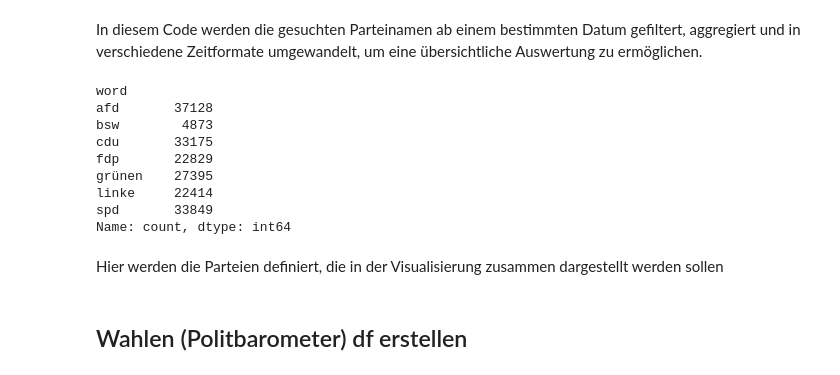
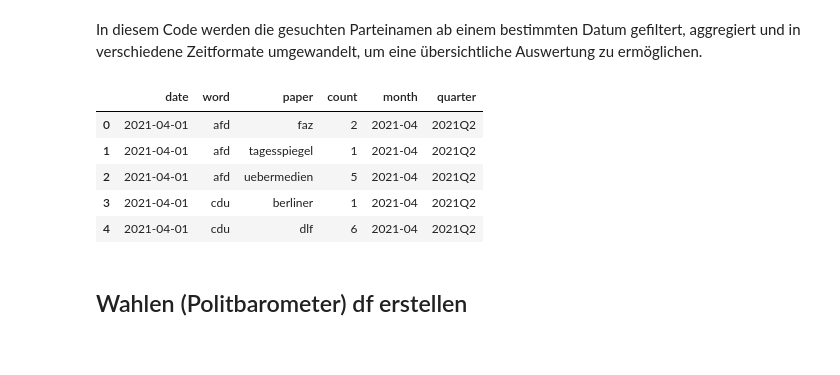
Before and after one commit to Reimser/ads_05_studienarbeit, a Jupyter notebook: source/notebooks/transform.ipynb, the cells around one changed output. Drawn from its saved outputs; the diff is of its cells as text; code cells hidden in the pictures.

```diff
--- a/source/notebooks/transform.ipynb
+++ b/source/notebooks/transform.ipynb
@@ -44,8 +44,8 @@ In diesem Code werden die gesuchten Parteinamen ab einem bestimmten Datum gefilt
 wordcount = wordcount[wordcount['date'] >= '2021-04-01'].reset_index(drop=True)
 wordcount = wordcount[wordcount["date"] <= "2024-12-01"].reset_index(drop=True)
 
-# Gruppieren nach Datum und Wort sowie Aufsummieren der 'count'-Werte
-wordcount = wordcount.groupby(['date', 'word']).agg({'count': 'sum'}).reset_index()
+# Gruppieren nach Datum, Wort und Zeitung sowie Aufsummieren der 'count'-Werte
+wordcount = wordcount.groupby(['date', 'word', 'paper']).agg({'count': 'sum'}).reset_index()
 
 # Konvertieren der 'date'-Spalte in ein Datumsformat
 wordcount["date"] = pd.to_datetime(wordcount["date"])
@@ -57,18 +57,13 @@ wordcount["month"] = wordcount["date"].dt.strftime('%Y-%m')
 wordcount["quarter"] = wordcount["date"].dt.to_period('Q')
 
 # Ermitteln der Gesamtanzahl pro Wort
-word_counts = wordcount.groupby("word")["count"].sum()
+word_counts = wordcount.groupby(["word", "paper"])["count"].sum()
 # %%
-word_counts
+wordcount.head()
 # %% [output]
-word
-afd       37128
-bsw        4873
-cdu       33175
-fdp       22829
-grünen    27395
-linke     22414
-spd       33849
-Name: count, dtype: int64
+|  | date | word | paper | count | month | quarter |
+| 0 | 2021-04-01 | afd | faz | 2 | 2021-04 | 2021Q2 |
+| 1 | 2021-04-01 | afd | tagesspiegel | 1 | 2021-04 | 2021Q2 |
+| 2 | 2021-04-01 | afd | uebermedien | 5 | 2021-04 | 2021Q2 |
+| 3 | 2021-04-01 | cdu | berliner | 1 | 2021-04 | 2021Q2 |
+| 4 | 2021-04-01 | cdu | dlf | 6 | 2021-04 | 2021Q2 |
-# %% [markdown]
-Hier werden die Parteien definiert, die in der Visualisierung zusammen dargestellt werden sollen
```
Also changed, not shown: parts of 2 cells of this notebook, 2 other files.
